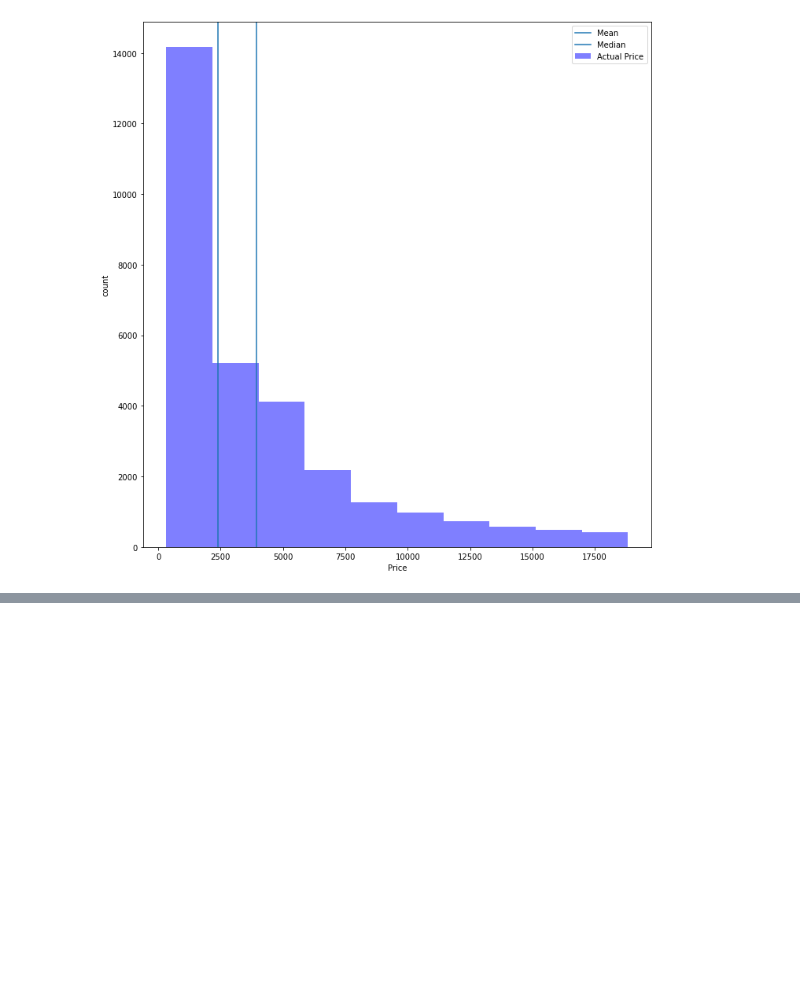
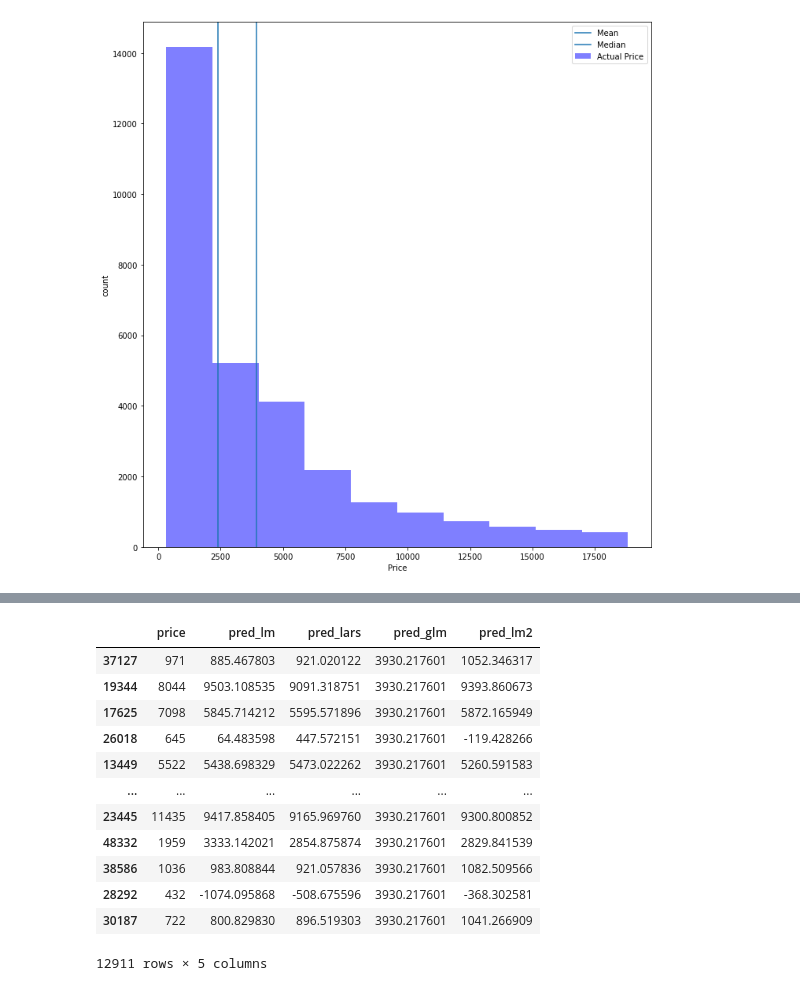
Before and after one commit to parkervoit/regression-exercises, a Jupyter notebook: modeling.ipynb, the cells around one changed output, grey strips where cells are left out. Drawn from its saved outputs; the diff is of its cells as text; code cells hidden in the pictures; blank space fills up the shorter version.

```diff
--- a/modeling.ipynb
+++ b/modeling.ipynb
@@ -391,0 +464,18 @@ evaluate.better_than_baseline(y_validate['price'], y_validate['pred_lm2'])
+# %%
+glm = TweedieRegressor(power=1, alpha=0)
+glm.fit(X_train, y_train.price)
+
+# predict train
+y_train['pred_glm'] = glm.predict(X_train_scaled)
+
+# evaluate: rmse
+rmse_train = mean_squared_error(y_train.price, y_train.pred_glm)**(1/2)
+
+# predict validate
+y_validate['pred_glm'] = glm.predict(X_validate_scaled)
+
+# evaluate: rmse
+rmse_validate = mean_squared_error(y_validate.price, y_validate.pred_glm)**(1/2)
+
+print("RMSE for GLM using Tweedie, power=1 & alpha=0\nTraining/In-Sample: ", rmse_train,
+      "\nValidation/Out-of-Sample: ", rmse_validate)
@@ -391,0 +538,16 @@ evaluate.better_than_baseline(y_validate['price'], y_validate['pred_lm2'])
+# %%
+y_validate
+# %% [output]
+|  | price | pred_lm | pred_lars | pred_glm | pred_lm2 |
+| 37127 | 971 | 885.467803 | 921.020122 | 3930.217601 | 1052.346317 |
+| 19344 | 8044 | 9503.108535 | 9091.318751 | 3930.217601 | 9393.860673 |
+| 17625 | 7098 | 5845.714212 | 5595.571896 | 3930.217601 | 5872.165949 |
+| 26018 | 645 | 64.483598 | 447.572151 | 3930.217601 | -119.428266 |
+| 13449 | 5522 | 5438.698329 | 5473.022262 | 3930.217601 | 5260.591583 |
+| ... | ... | ... | ... | ... | ... |
+| 23445 | 11435 | 9417.858405 | 9165.969760 | 3930.217601 | 9300.800852 |
+| 48332 | 1959 | 3333.142021 | 2854.875874 | 3930.217601 | 2829.841539 |
+| 38586 | 1036 | 983.808844 | 921.057836 | 3930.217601 | 1082.509566 |
+| 28292 | 432 | -1074.095868 | -508.675596 | 3930.217601 | -368.302581 |
+| 30187 | 722 | 800.829830 | 896.519303 | 3930.217601 | 1041.266909 |
+12911 rows × 5 columns
```
Also changed, not shown: parts of 36 cells of this notebook, 1 other file.
